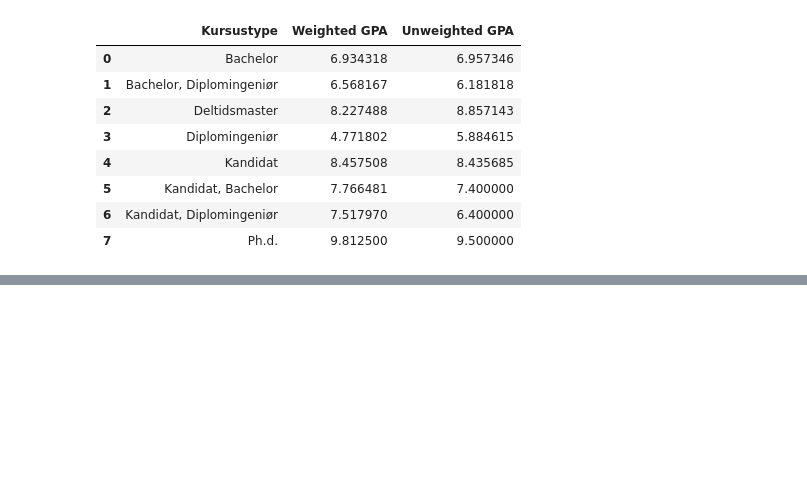
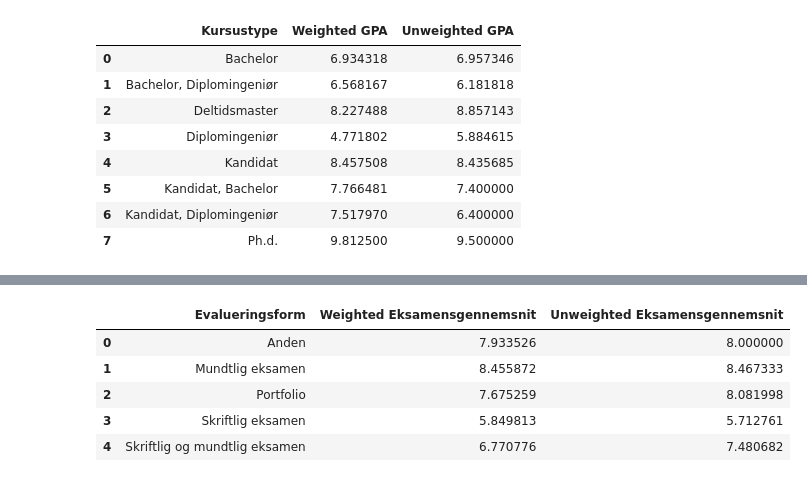
Before and after one commit to fmb622/isds2024exam, a Jupyter notebook: plots.ipynb, the cells around one changed output, grey strips where cells are left out. Saved outputs shown, nothing was run; the diff lists cells and outputs as text; code cells hidden in the pictures; blank space fills up the shorter version.

```diff
--- a/plots.ipynb
+++ b/plots.ipynb
@@ -84,0 +112,44 @@ summary_df
+# %%
+clean_merged_df = pd.read_csv('./cleaned_merged_course_data.csv')
+
+# Ensure the necessary columns are numeric
+clean_merged_df['Fremmødte'] = pd.to_numeric(clean_merged_df['Fremmødte'], errors='coerce')
+clean_merged_df['Eksamensgennemsnit'] = clean_merged_df['Eksamensgennemsnit'].astype(str).str.replace(',', '.')
+clean_merged_df['Eksamensgennemsnit'] = pd.to_numeric(clean_merged_df['Eksamensgennemsnit'], errors='coerce')
+
+# Drop rows with NaN values in the necessary columns
+cleaned_df = clean_merged_df.dropna(subset=['Fremmødte', 'Eksamensgennemsnit', 'Evalueringsform'])
+
+# Print the rows for 'Anden' to verify
+anden_rows = cleaned_df[cleaned_df['Evalueringsform'] == 'Anden']
+
+# Calculate weighted and unweighted averages for 'Anden'
+if not anden_rows.empty:
+    weighted_avg = (anden_rows['Eksamensgennemsnit'] * anden_rows['Fremmødte']).sum() / anden_rows['Fremmødte'].sum()
+    unweighted_avg = anden_rows['Eksamensgennemsnit'].mean()
+
+# Ensure 'Anden' is included in the summary output
+summary_df = cleaned_df.groupby('Evalueringsform').apply(
+    lambda x: pd.Series({
+        'Weighted Eksamensgennemsnit': (x['Eksamensgennemsnit'] * x['Fremmødte']).sum() / x['Fremmødte'].sum(),
+        'Unweighted Eksamensgennemsnit': x['Eksamensgennemsnit'].mean()
+    })
+).reset_index()
+
+# Ensure 'Anden' is included in the summary table
+if 'Anden' not in summary_df['Evalueringsform'].values and not anden_rows.empty:
+    summary_df = summary_df.append({
+        'Evalueringsform': 'Anden',
+        'Weighted Eksamensgennemsnit': weighted_avg,
+        'Unweighted Eksamensgennemsnit': unweighted_avg
+    }, ignore_index=True)
+
+# Display the summary table
+summary_df
+# %% [output]
+|  | Evalueringsform | Weighted Eksamensgennemsnit | Unweighted Eksamensgennemsnit |
+| 0 | Anden | 7.933526 | 8.000000 |
+| 1 | Mundtlig eksamen | 8.455872 | 8.467333 |
+| 2 | Portfolio | 7.675259 | 8.081998 |
+| 3 | Skriftlig eksamen | 5.849813 | 5.712761 |
+| 4 | Skriftlig og mundtlig eksamen | 6.770776 | 7.480682 |
```
Also changed, not shown: parts of 1 cell of this notebook.
